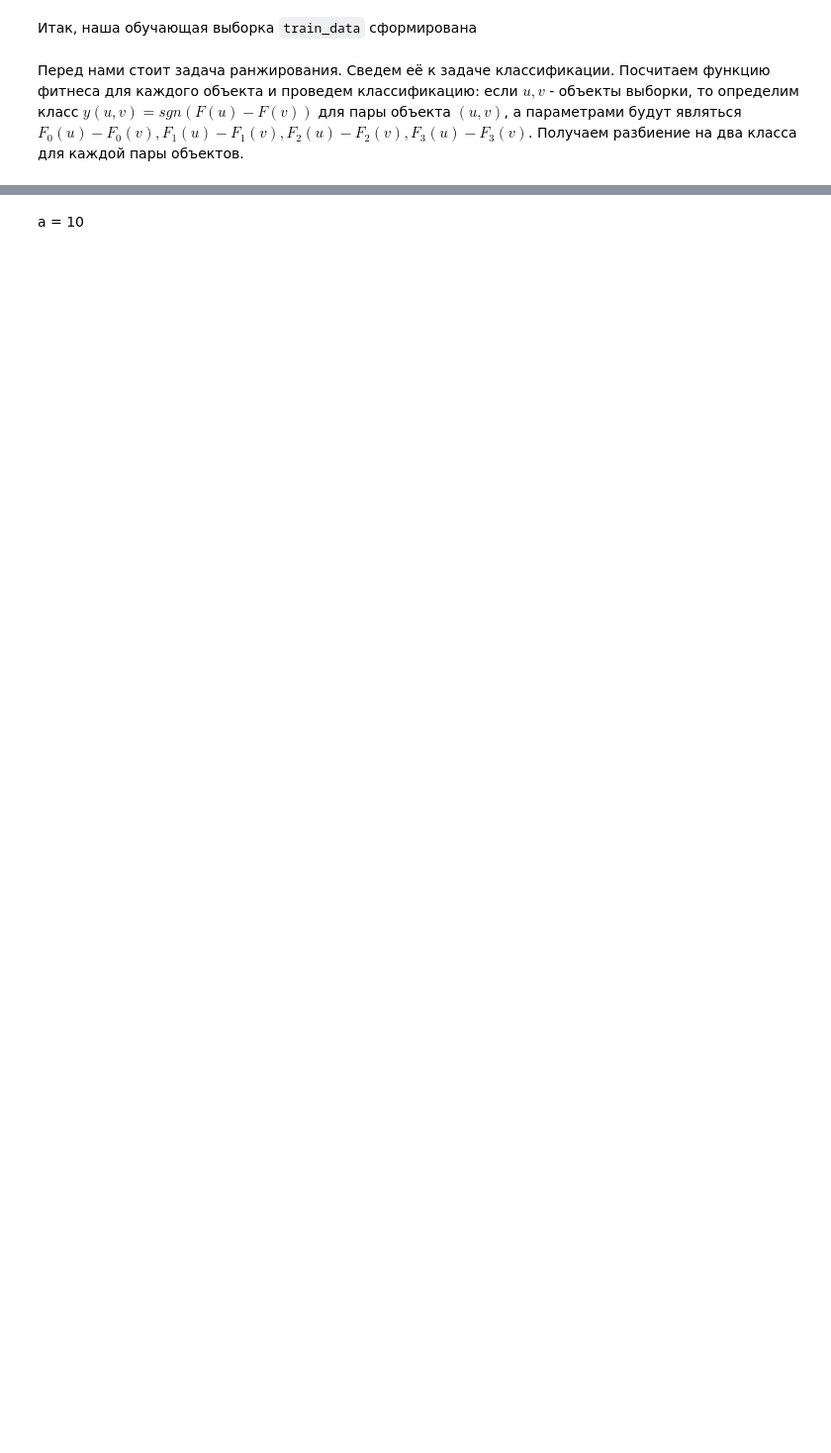
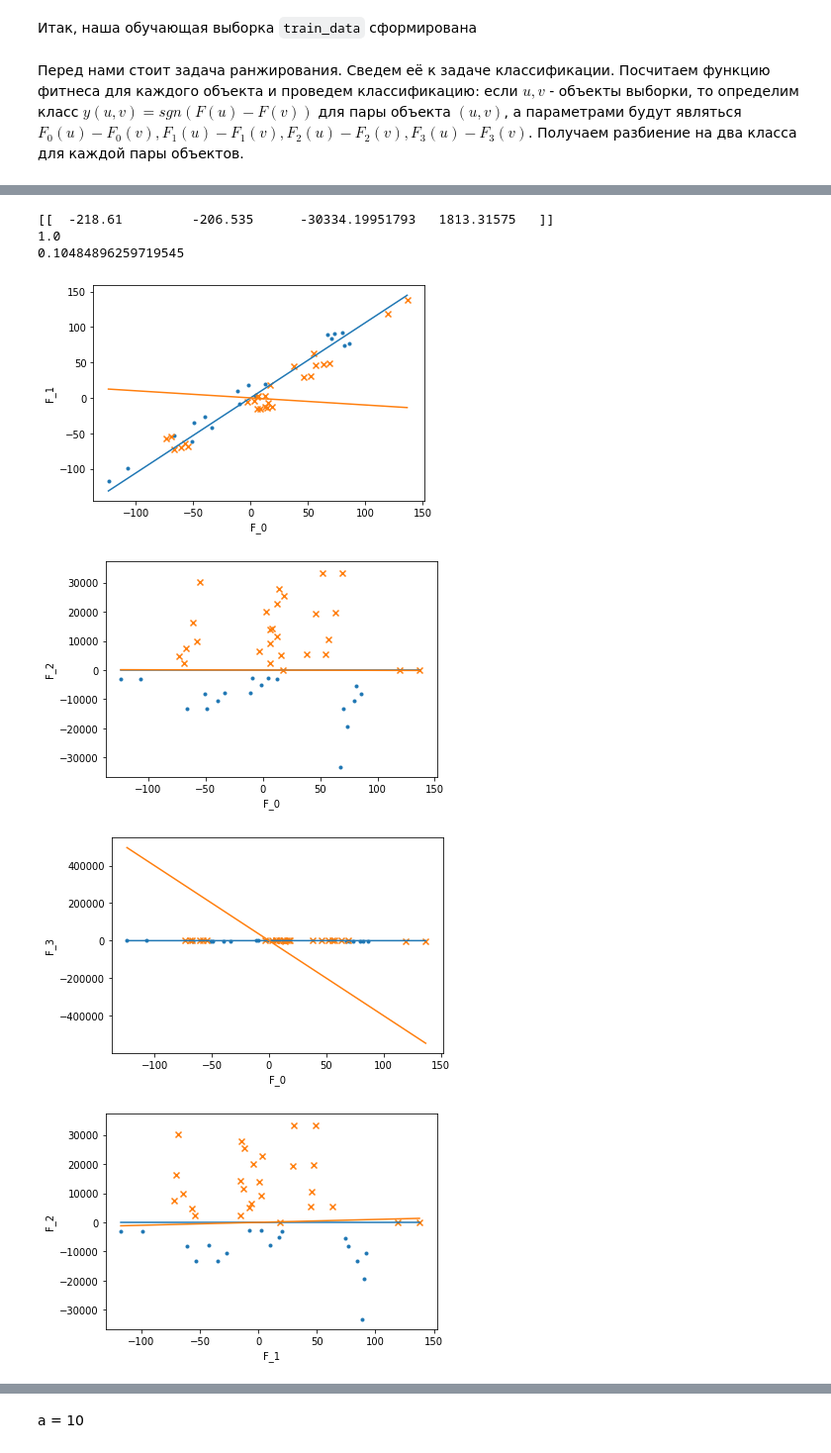
Before and after one commit to Step2Victory/research_fitness_function, a Jupyter notebook: Untitled.ipynb, the cells around one changed output, grey strips where cells are left out. Shown: that part at 99% size. Drawn from its saved outputs; the diff is of its cells as text; code cells hidden in the pictures; blank space fills up the shorter version.

```diff
--- a/Untitled.ipynb
+++ b/Untitled.ipynb
@@ -149,0 +144,46 @@ print(model.coef_)
+# %%
+from sklearn.linear_model import Perceptron
+from sklearn.preprocessing import StandardScaler
+import matplotlib.pyplot as plt
+
+def module(u):
+    ans = 0
+    for elem in u:
+        ans += elem * elem
+    return ans
+
+def check_coef(u, v):
+    return np.dot(u, v) / np.sqrt(module(u) * module(v))
+
+
+def model_score(X, y, lam):
+    model = Perceptron()
+    model.fit(X, y, coef_init=[0,0,0,0])
+    print(model.coef_)
+    print(model.score(X, y))
+    print(check_coef(model.coef_[0], lam))
+    X1 = X[y==1.0]
+    X0 = X[y==-1.0]
+    for i in range(len(X.columns)):
+        for j in range(i + 1, len(X.columns)):
+            x=np.linspace(min(X1[X.columns[i]].min(), X0[X.columns[i]].min()), max(X1[X.columns[i]].max(), X0[X.columns[i]].max()))
+            plt.scatter(x = X1[X.columns[i]], y=X1[X.columns[j]], marker='.')
+            plt.scatter(x = X0[X.columns[i]], y=X0[X.columns[j]], marker='x')
+            plt.plot(x, model.coef_[0][i] / model.coef_[0][j] *x,)
+            plt.plot(x, lam[i] / lam[j] *x)
+            plt.xlabel(X.columns[i])
+            plt.ylabel(X.columns[j])
+            plt.show()
+
+X = data_train_classifier.drop('y', axis=1)
+y = data_train_classifier['y']
+
+model_score(X, y, lam)
+# %% [output]
+[[  -218.61         -206.535      -30334.19951793   1813.31575   ]]
+1.0
+0.10484896259719545
+[figure, added]
+[figure, added]
+[figure, added]
+[figure, added]
```
Also changed, not shown: parts of 5 cells of this notebook.
